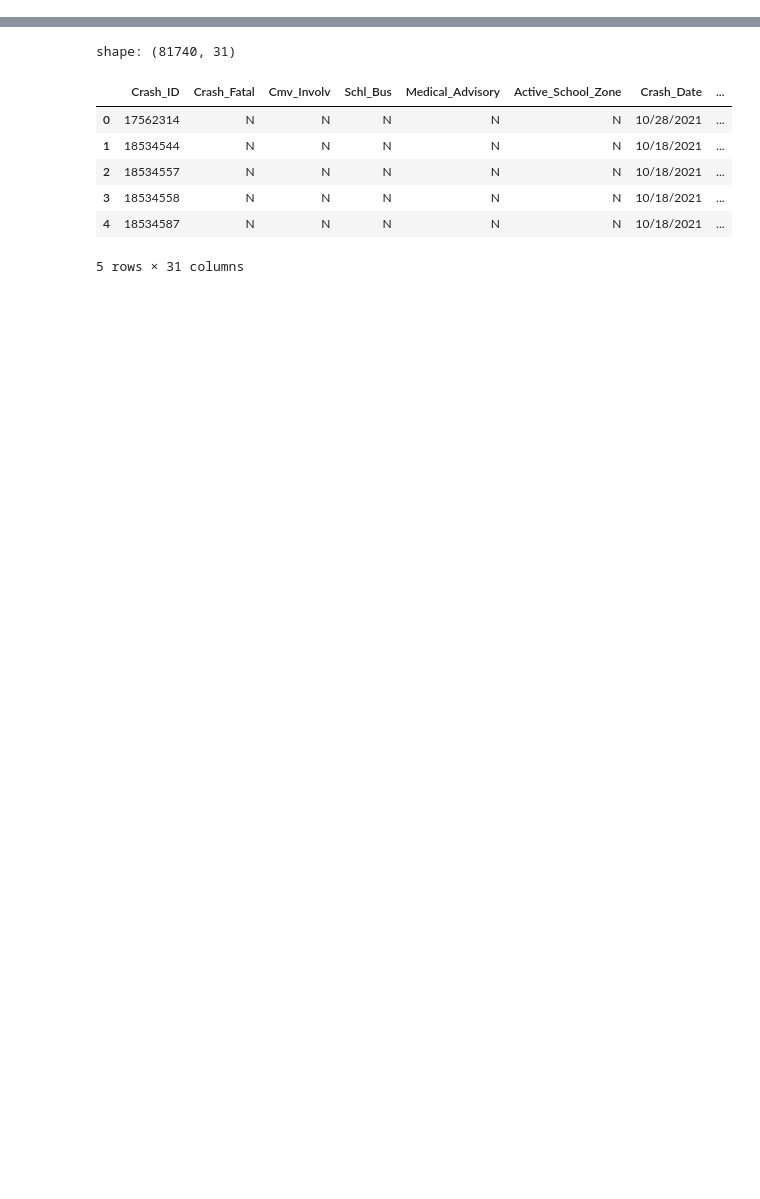
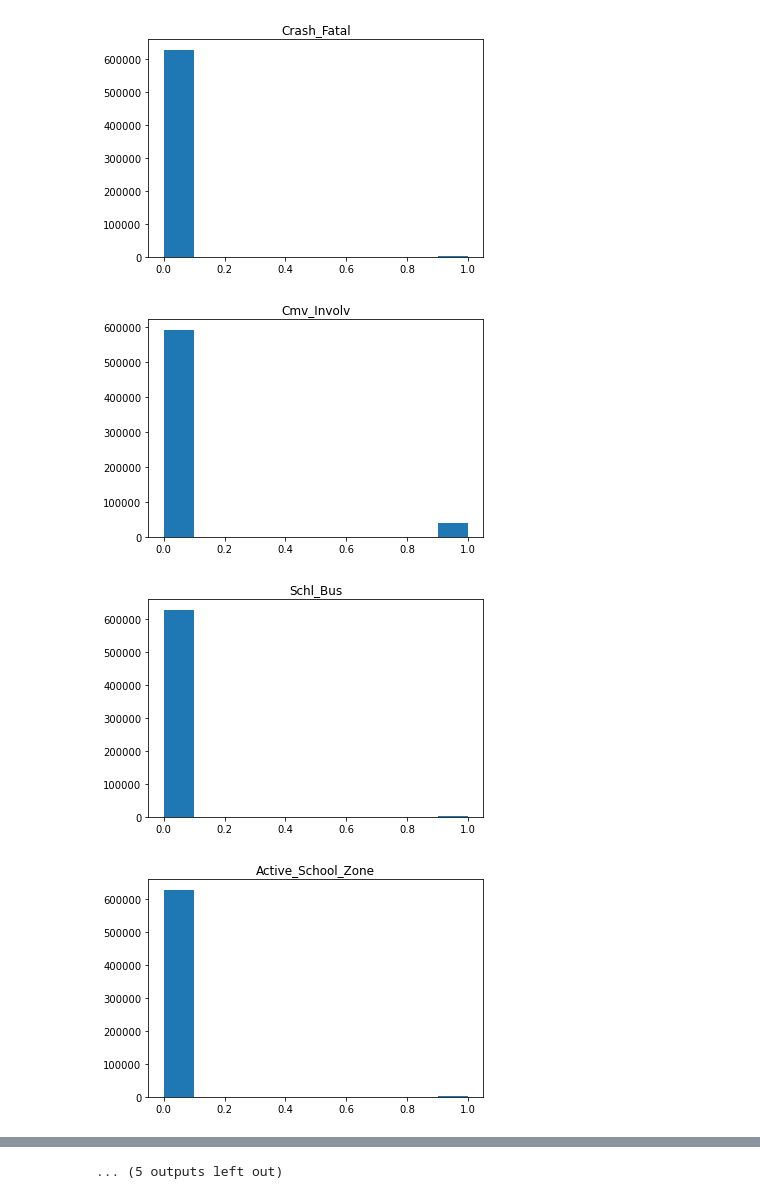
Before and after one commit to randyfrench/texas-motor-vehicle-crashes-2016, a Jupyter notebook: texas_crash_2016.ipynb, the cells around one changed output, grey strips where cells are left out. Saved outputs shown, nothing was run; the diff lists cells and outputs as text; code cells hidden in the pictures; blank space fills up the shorter version.

```diff
--- a/texas_crash_2016.ipynb
+++ b/texas_crash_2016.ipynb
@@ -21,7 +21,7 @@ shape: (630720, 171)
 # %%
 # too many colums to delete, need to delete before bringing in csv file.
 # deleting columns not needed for my review
-df = df.drop(columns=['Investigat_Service_ID', 'Investigat_DA_ID', 'Investigator_Narrative', 'Standstop',
+# df = df.drop(columns=['Investigat_Service_ID', 'Investigat_DA_ID', 'Investigator_Narrative', 'Standstop',
                 'Yield', 'Poscrossing_ID', 'WDCode_ID', 'CrossingNumber', 'RRCo', 'Bridge_Rte_Struct_Func_ID',
                 'Bridge_IR_Struct_Func_ID', 'Deck_Width', 'Bridge_Dir_Of_Traffic_ID', 'Culvert_Type_ID', 'Roadway_Width',
                 'Bridge_Srvc_Type_On_ID', 'Bridge_Srvc_Type_Under_ID', 'Bridge_Loading_Type_ID', 'Bridge_Loading_In_1000_Lbs',
@@ -45,0 +58,5 @@ There are 28285049 missing values in total.
+# %%
+# changing N and Y to 0 and 1
+df = df.replace(to_replace=['N', 'Y'], value=[0,1])
+# %%
+df = df.astype({'Crash_Fatal': 'int64'})
@@ -56,2 +122,11 @@ wrangle.summarize(df)
 # %%
+num_cols = df.columns[[df[col].dtype == 'int64' for col in df.columns]]
+for col in num_cols:
+    plt.hist(df[col])
+    plt.title(col)
+    plt.show()
 # %% [output]
+[figure, added]
+[figure, added]
+[figure, added]
+[figure, added]
@@ -58,8 +141 @@ wrangle.summarize(df)
-shape: (81740, 31)
+... (5 outputs left out)
-|  | Crash_ID | Crash_Fatal | Cmv_Involv | Schl_Bus | Medical_Advisory | Active_School_Zone | Crash_Date | ... |
-| 0 | 17562314 | N | N | N | N | N | 10/28/2021 | ... |
-| 1 | 18534544 | N | N | N | N | N | 10/18/2021 | ... |
-| 2 | 18534557 | N | N | N | N | N | 10/18/2021 | ... |
-| 3 | 18534558 | N | N | N | N | N | 10/18/2021 | ... |
-| 4 | 18534587 | N | N | N | N | N | 10/18/2021 | ... |
-5 rows × 31 columns
```
Also changed, not shown: parts of 7 cells of this notebook, 1 other file.
